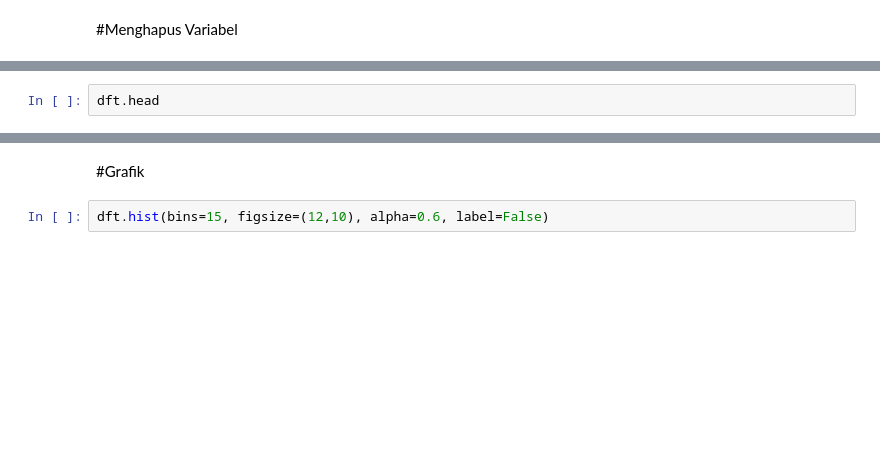
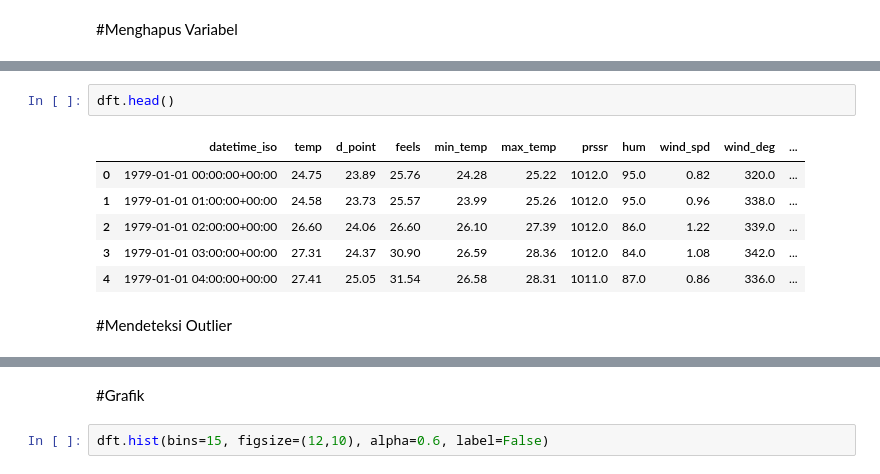
Before and after one commit to Juethro/DataQuest_2023_NewQuest, a Jupyter notebook: DataQuest2023_trainpart1.ipynb, the cells around one changed output, grey strips where cells are left out. Saved outputs shown, nothing was run; the diff lists cells and outputs as text; blank space fills up the shorter version.

```diff
--- a/DataQuest2023_trainpart1.ipynb
+++ b/DataQuest2023_trainpart1.ipynb
@@ -204,2 +209,11 @@ memory usage: 41.7 MB
 # %%
-dft.head
+dft.head()
+# %% [output]
+|  | datetime_iso | temp | d_point | feels | min_temp | max_temp | prssr | hum | wind_spd | wind_deg | ... |
+| 0 | 1979-01-01 00:00:00+00:00 | 24.75 | 23.89 | 25.76 | 24.28 | 25.22 | 1012.0 | 95.0 | 0.82 | 320.0 | ... |
+| 1 | 1979-01-01 01:00:00+00:00 | 24.58 | 23.73 | 25.57 | 23.99 | 25.26 | 1012.0 | 95.0 | 0.96 | 338.0 | ... |
+| 2 | 1979-01-01 02:00:00+00:00 | 26.60 | 24.06 | 26.60 | 26.10 | 27.39 | 1012.0 | 86.0 | 1.22 | 339.0 | ... |
+| 3 | 1979-01-01 03:00:00+00:00 | 27.31 | 24.37 | 30.90 | 26.59 | 28.36 | 1012.0 | 84.0 | 1.08 | 342.0 | ... |
+| 4 | 1979-01-01 04:00:00+00:00 | 27.41 | 25.05 | 31.54 | 26.58 | 28.31 | 1011.0 | 87.0 | 0.86 | 336.0 | ... |
+# %% [markdown]
+#Mendeteksi Outlier
```
Also changed, not shown: parts of 18 cells of this notebook.
